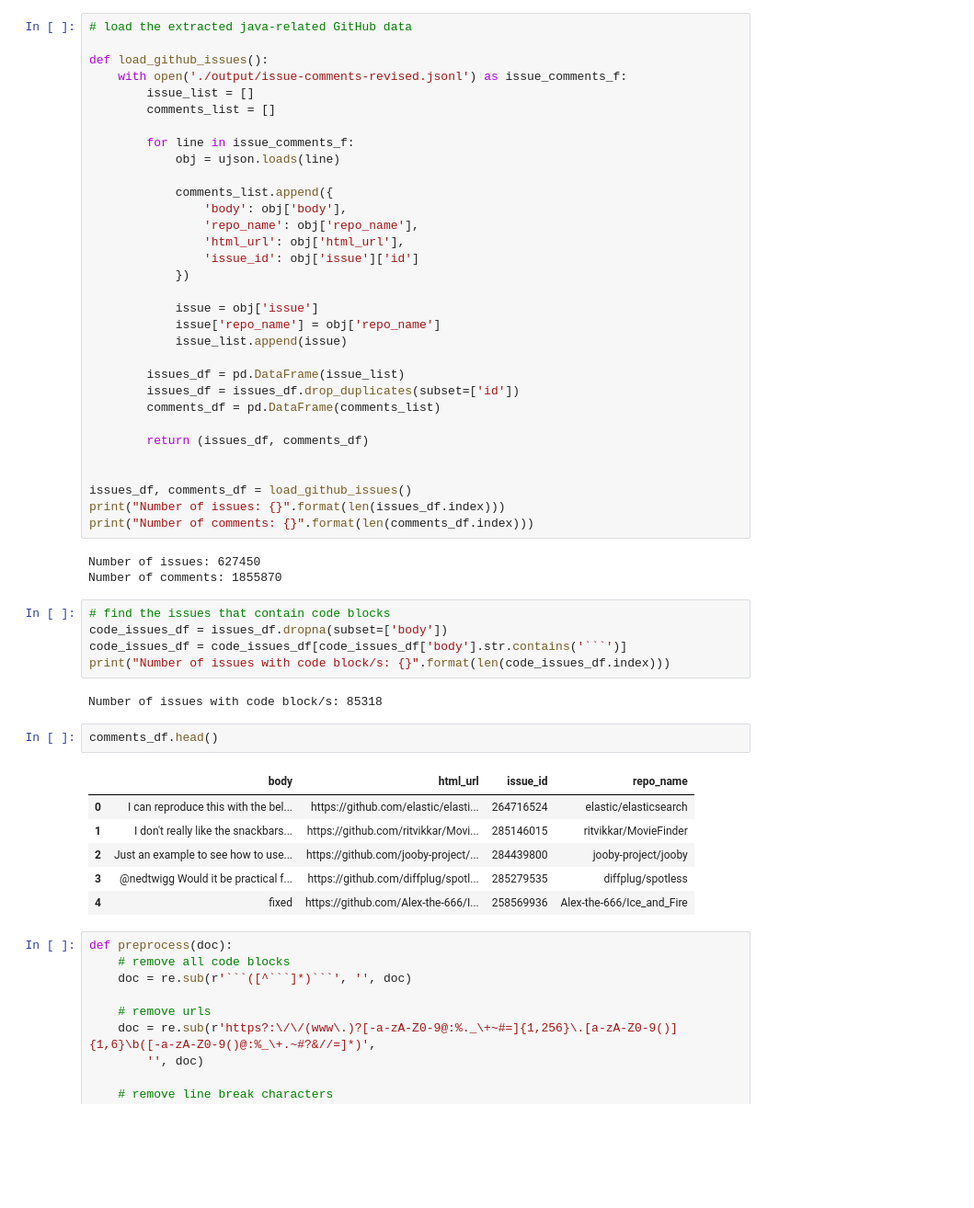
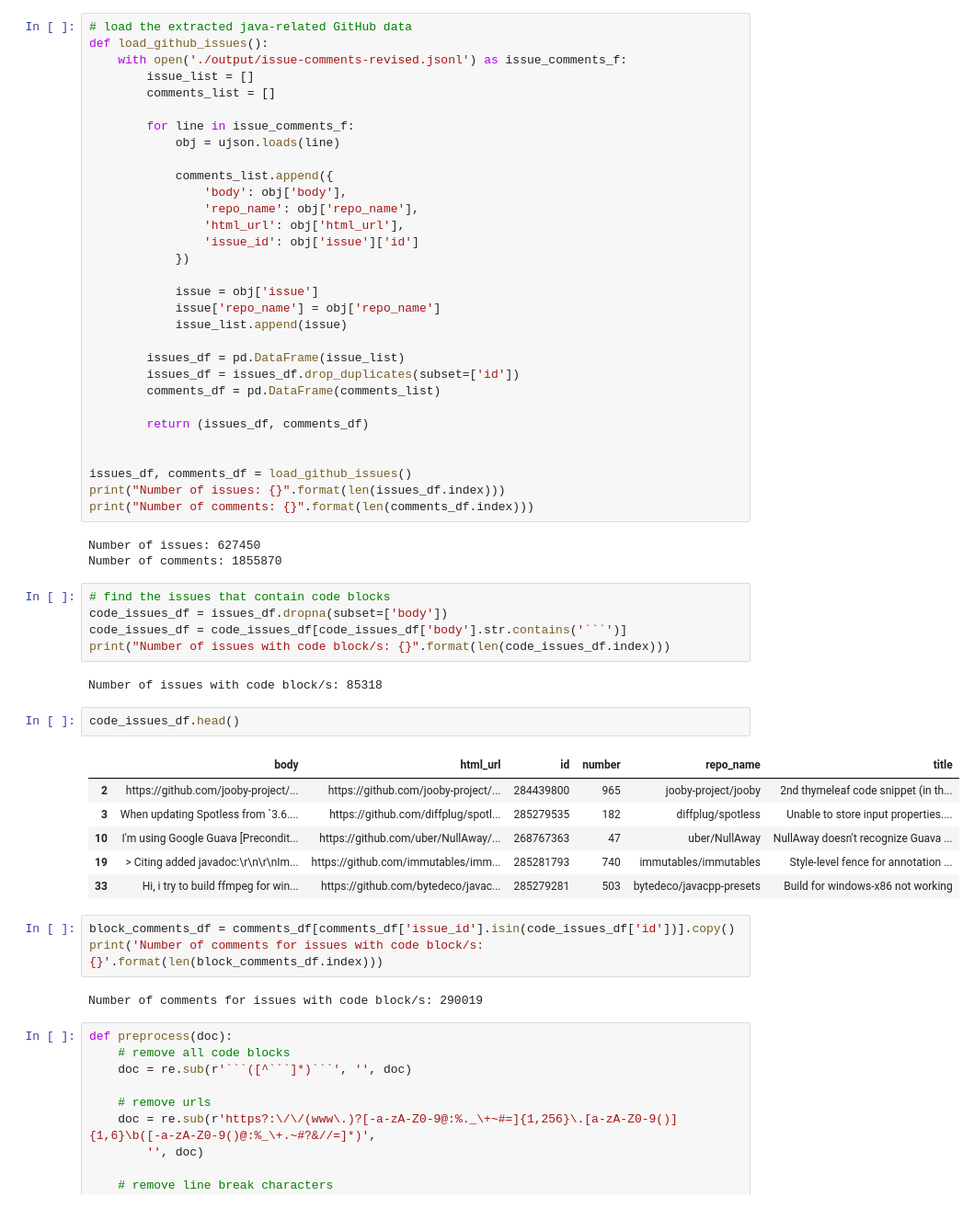
Before and after one commit to thienbuinguyen/github-api-caveats, a Jupyter notebook: github-caveat-combination.ipynb, the cells around one changed output. Shown: that part at 92% size. Drawn from its saved outputs; the diff is of its cells as text; blank space fills up the shorter version.

```diff
--- a/github-caveat-combination.ipynb
+++ b/github-caveat-combination.ipynb
@@ -30,6 +30,5 @@ print(custom_stopwords)
 # %%
 # load the extracted java-related GitHub data
-
 def load_github_issues():
     with open('./output/issue-comments-revised.jsonl') as issue_comments_f:
         issue_list = []
@@ -70,14 +69,19 @@ print("Number of issues with code block/s: {}".format(len(code_issues_df.index))
 # %% [output]
 Number of issues with code block/s: 85318
 # %%
-comments_df.head()
+code_issues_df.head()
 # %% [output]
-|  | body | html_url | issue_id | repo_name |
-| 0 | I can reproduce this with the bel... | https://github.com/elastic/elasti... | 264716524 | elastic/elasticsearch |
-| 1 | I don't really like the snackbars... | https://github.com/ritvikkar/Movi... | 285146015 | ritvikkar/MovieFinder |
-| 2 | Just an example to see how to use... | https://github.com/jooby-project/... | 284439800 | jooby-project/jooby |
-| 3 | @nedtwigg Would it be practical f... | https://github.com/diffplug/spotl... | 285279535 | diffplug/spotless |
-| 4 | fixed | https://github.com/Alex-the-666/I... | 258569936 | Alex-the-666/Ice_and_Fire |
+|  | body | html_url | id | number | repo_name | title |
+| 2 | https://github.com/jooby-project/... | https://github.com/jooby-project/... | 284439800 | 965 | jooby-project/jooby | 2nd thymeleaf code snippet (in th... |
+| 3 | When updating Spotless from `3.6.... | https://github.com/diffplug/spotl... | 285279535 | 182 | diffplug/spotless | Unable to store input properties.... |
+| 10 | I'm using Google Guava [Precondit... | https://github.com/uber/NullAway/... | 268767363 | 47 | uber/NullAway | NullAway doesn't recognize Guava ... |
+| 19 | > Citing added javadoc:\r\n\r\nIm... | https://github.com/immutables/imm... | 285281793 | 740 | immutables/immutables | Style-level fence for annotation ... |
+| 33 | Hi, i try to build ffmpeg for win... | https://github.com/bytedeco/javac... | 285279281 | 503 | bytedeco/javacpp-presets | Build for windows-x86 not working |
+# %%
+block_comments_df = comments_df[comments_df['issue_id'].isin(code_issues_df['id'])].copy()
+print('Number of comments for issues with code block/s: {}'.format(len(block_comments_df.index)))
+# %% [output]
+Number of comments for issues with code block/s: 290019
 # %%
 def preprocess(doc):
     # remove all code blocks
```
Also changed, not shown: parts of 16 cells of this notebook, 1 other file.
